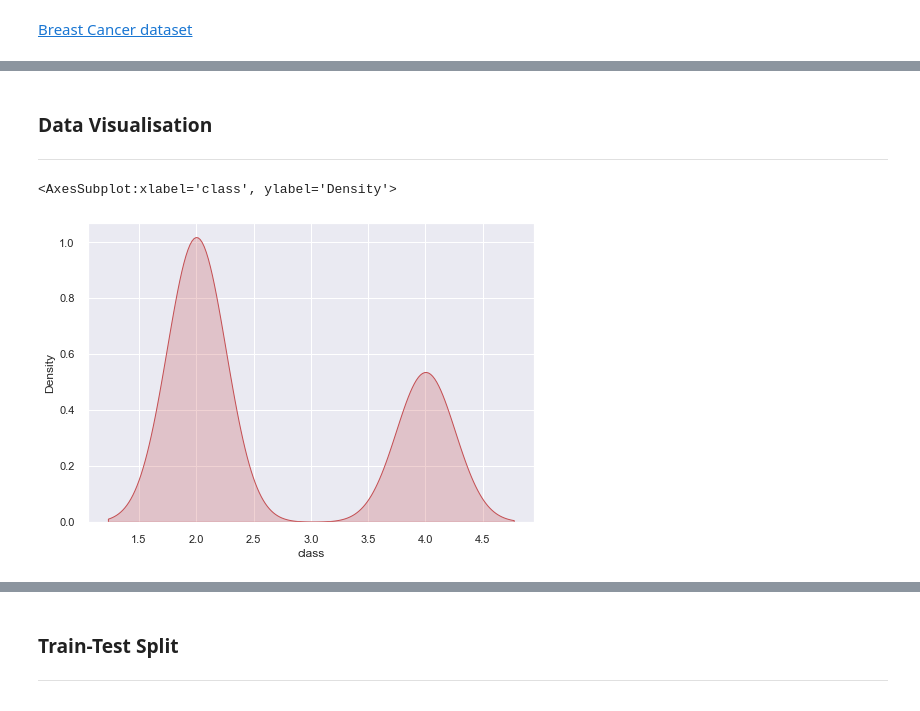
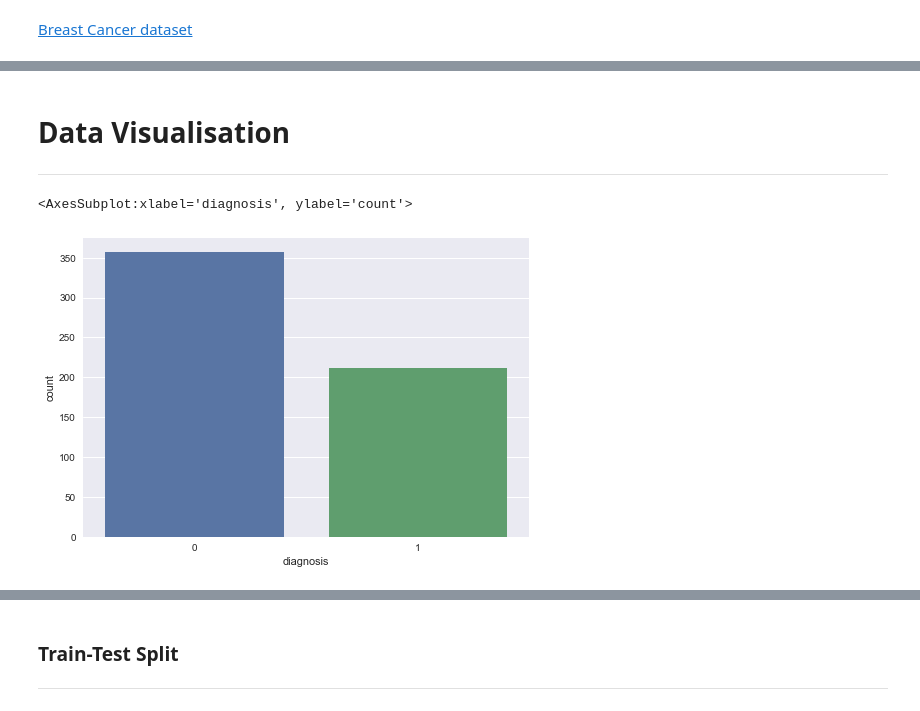
Before and after one commit to johngroves1/Emerging-Technologies-Project, a Jupyter notebook: scikit-learn.ipynb, the cells around one changed output, grey strips where cells are left out. Cells and saved outputs as stored; diff of their text form; code cells hidden in the pictures.

Commit message:
Fixed issue with breast-cancer dataset and visualized data

```diff
--- a/scikit-learn.ipynb
+++ b/scikit-learn.ipynb
@@ -214,0 +217,3 @@ dtype: int64
+# %%
+# Get rid of empty data column with missing values
+df = df.dropna(axis=1)
@@ -214,0 +246,3 @@ dtype: int64
+# %%
+# Replace the Diagnosis values with 1 = Malignant and 0 = Benign
+df.diagnosis.replace(('M', 'B'),(1,0), inplace=True)
@@ -215,11 +284,9 @@ dtype: int64
 # %% [markdown]
-### Data Visualisation
+# Data Visualisation
 ***
 # %%
-# NOTE show values of table
 # Distribution of Benign or Malignant breast tumour
-sns.set(font_scale=1)
-sns.kdeplot(df['class'], shade=True , color='r')
+sns.countplot(df['diagnosis'], label='Count')
 # %% [output]
-<AxesSubplot:xlabel='class', ylabel='Density'>
+<AxesSubplot:xlabel='diagnosis', ylabel='count'>
-[figure, old version]
+[figure, new version]
```
Also changed, not shown: parts of 28 cells of this notebook, 1 other file.
